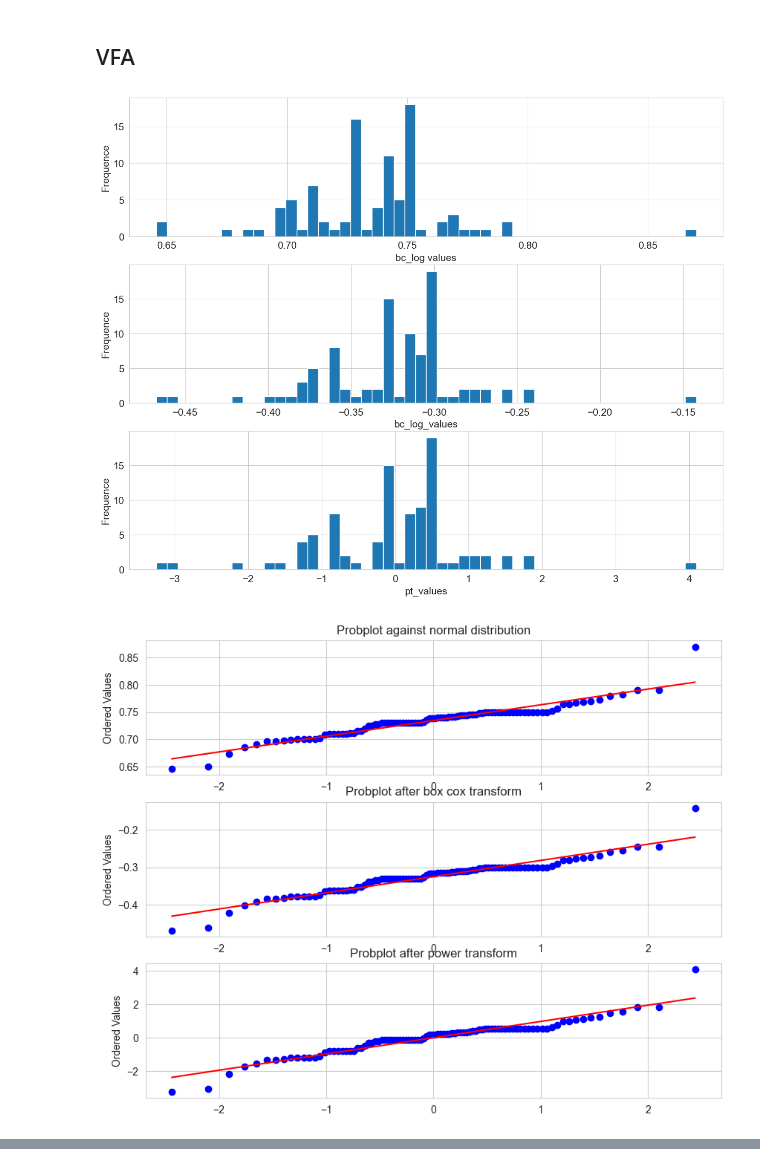
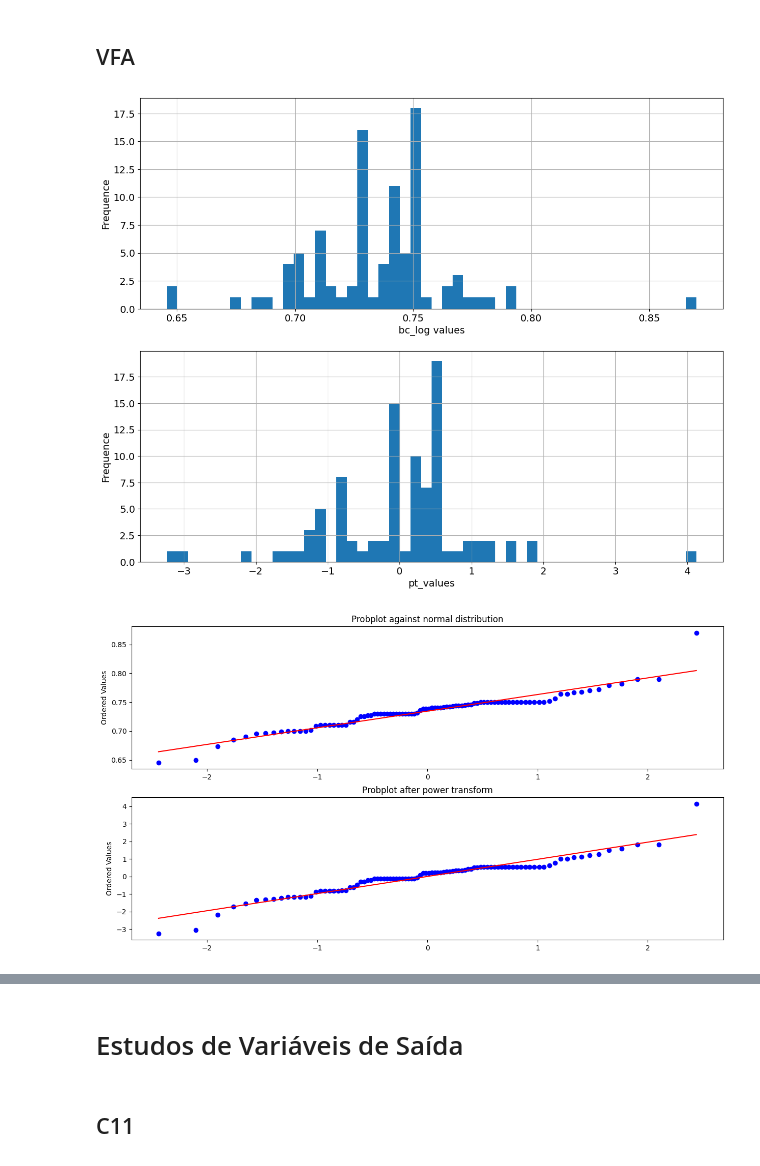
Before and after one commit to antonnyvictor18/IC, a Jupyter notebook: exercicio_is_fadiga_antonny.ipynb, the cells around one changed output, grey strips where cells are left out. Cells and saved outputs as stored; diff of their text form; code cells hidden in the pictures.

```diff
--- a/exercicio_is_fadiga_antonny.ipynb
+++ b/exercicio_is_fadiga_antonny.ipynb
@@ -109,10 +50,9 @@ df2
 # verificando onde estão localizados os outros valores faltantes, percebemos que na linha 87
 # ha 10 colunas sem registros. Sendo assim, podemos concluir que essa linha está com problemas
 # e devemos eliminala.
-colunas = [i for i in df2]
-for i in colunas:
+for i in [j for j in df]:
     print(i)
-    display(df2[df2[i].isnull()])
+    display(df[df[i].isnull()])
 # %% [output]
 p200
 |  | p200 | p4 | p38 | p34 | Teor | VMA | VFA | C11 | C12 | Gamma | Delta | ... |
@@ -134,10 +74,10 @@ VMA
 | 88 | 0.04100 | 0.501 | 0.301 | 0.01 | 0.042 | NaN | 0.701797 | 0.000152 | 0.744 | 5850000.0 | -1.367 | ... |
 ... (14 outputs left out)
 # %%
-df3 = df2.drop(87)
-df3.reset_index(inplace=True)
-df3.drop(columns= ['index'], inplace=True)
-display(df3.tail(10))
+df.drop(87, inplace=True)
+df.reset_index(inplace=True)
+df.drop(columns= ['index'], inplace=True)
+display(df.tail(10))
 
 # na linha 87 (antiga linha 88), existe apenas uma das variaveis não preenchdas (VMA).
 # Analisando a variável, vemos que sua média é bem próxima da mediana e seu desvio padrão
@@ -155,8 +95,8 @@ display(df3.tail(10))
 | 92 | 0.050 | 0.564 | 0.341 | 0.067 | 0.0380 | 0.143300 | 0.710800 | 0.000260 | 0.690 | 4.000000e+09 | -1.904 | ... |
 | 93 | 0.055 | 0.503 | 0.208 | 0.000 | 0.0410 | 0.152600 | 0.741900 | 0.000437 | 0.614 | 2.000000e+06 | -1.189 | ... |
 # %%
-df3['VMA'][87] = df3['VMA'].median()
-df3.tail(10)
+df['VMA'][87] = df['VMA'].median()
+df.tail(10)
 # %% [output]
 A value is trying to be set on a copy of a slice from a DataFrame
 
@@ -615,3 +305,5 @@ plt.show()
 # %% [markdown]
 ## p34
+# %%
+df['p34'] = df['p34'] + 0.001
 # %%
@@ -863,81 +485,57 @@ plt.show()
 # %% [markdown]
 ## VFA
 # %%
-pt = PowerTransformer()
-df3['VFA_bc'] = pd.Series(stats.boxcox(df3['VFA'])[0])
-pt.fit(pd.DataFrame(df3['VFA']))
-VFA_pt = pd.Series([i[0] for i in pt.transform(pd.DataFrame(df3['VFA']))])
+pt = PowerTransformer(method='box-cox')
+pt.fit(pd.DataFrame(df['VFA']))
+df['VFA_bc'] = pd.Series([i[0] for i in pt.transform(pd.DataFrame(df['VFA']))])
 
-fig2, (ax1, ax2, ax3) = plt.subplots(3,1, figsize=(15, 12))
+fig2, (ax1, ax2) = plt.subplots(2,1, figsize=(15, 12))
 df['VFA'].hist(ax=ax1, bins=50)
 ax1.tick_params(labelsize=14)
 ax1.set_xlabel('bc_log values', fontsize=14)
 ax1.set_ylabel('Frequence', fontsize=14)
 
-df3['VFA_bc'].hist(ax= ax2, bins = 50)
+df['VFA_bc'].hist(ax= ax2, bins = 50)
 ax2.tick_params(labelsize=14)
-ax2.set_xlabel('bc_log_values', fontsize=14)
+ax2.set_xlabel('pt_values', fontsize=14)
 ax2.set_ylabel('Frequence', fontsize=14)
 
-VFA_pt.hist(ax= ax3, bins = 50)
-ax3.tick_params(labelsize=14)
-ax3.set_xlabel('pt_values', fontsize=14)
-ax3.set_ylabel('Frequence', fontsize=14)
-
-fig2, (ax1, ax2, ax3) = plt.subplots(3,1, figsize=(10, 8))
-prob1 = stats.probplot(df3['VFA'], dist= 'norm' , plot=ax1)
+fig2, (ax1, ax2) = plt.subplots(2,1, figsize=(15, 8))
+stats.probplot(df['VFA'], dist= 'norm' , plot=ax1)
 ax1.set_xlabel('')
 ax1.set_title('Probplot against normal distribution')
 
-prob2 = stats.probplot(df3['VFA_bc'], dist= 'norm', plot=ax2)
+stats.probplot(df['VFA_bc'], dist= 'norm', plot=ax2)
 ax2.set_xlabel('')
-ax2.set_title('Probplot after box cox transform')
+ax2.set_title('Probplot after power transform')
 
-prob3 = stats.probplot(VFA_pt, dist= 'norm', plot=ax3)
-ax3.set_xlabel('')
-ax3.set_title('Probplot after power transform')
-
-fig = plt.figure()
+plt.figure()
 plt.boxplot(
-    df3["VFA"],
+    df["VFA"],
     labels=["VFA"],
     patch_artist=True,
     boxprops=dict(facecolor="yellow", color="black"),
     medianprops=dict(color="black"),
     whiskerprops=dict(color="black"),
     capprops=dict(color="black"),
 )
 plt.ylabel("values")
 plt.title("Boxplot do VFA")
 plt.show()
 
 fig = plt.figure()
 plt.boxplot(
-    df3["VFA_bc"],
-    labels=["VFA"],
+    df['VFA_bc'],
+    labels=["VFA_bc"],
     patch_artist=True,
     boxprops=dict(facecolor="yellow", color="black"),
     medianprops=dict(color="black"),
     whiskerprops=dict(color="black"),
     capprops=dict(color="black"),
 )
 plt.ylabel("values")
 plt.title("Boxplot do VFA_bc")
 plt.show()
-
-fig = plt.figure()
-plt.boxplot(
-    VFA_pt,
-    labels=["VFA_pt"],
-    patch_artist=True,
-    boxprops=dict(facecolor="yellow", color="black"),
-    medianprops=dict(color="black"),
-    whiskerprops=dict(color="black"),
-    capprops=dict(color="black"),
-)
-plt.ylabel("values")
-plt.title("Boxplot do VFA_pt")
-plt.show()
 # %% [output]
-[figure, old version]
+[figure, new version]
-[figure, old version]
+[figure, new version]
@@ -946,0 +544,4 @@ plt.show()
+# %% [markdown]
+# Estudos de Variáveis de Saída
+# %% [markdown]
+## C11
```
Also changed, not shown: parts of 35 cells of this notebook, 1 other file.
